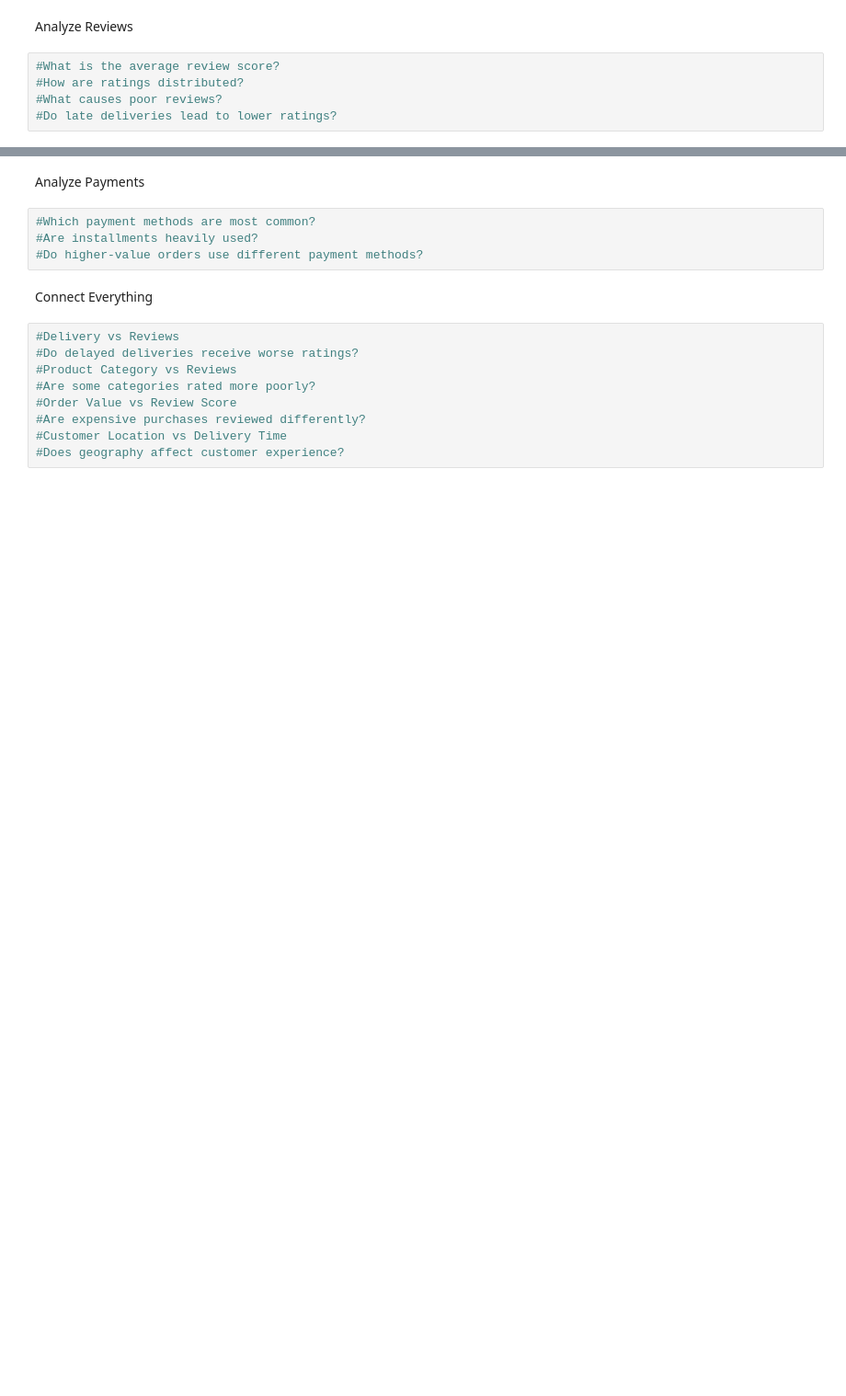
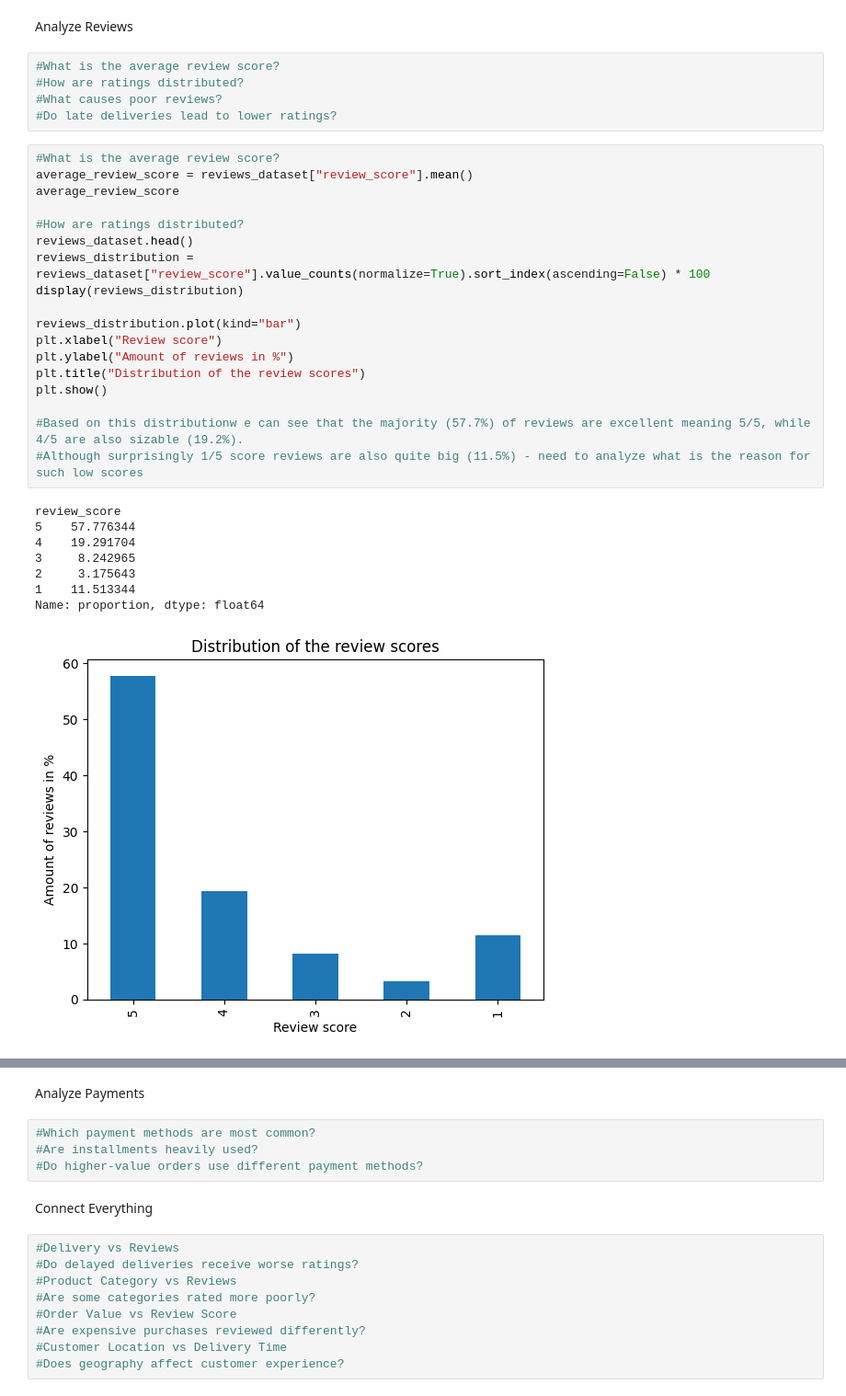
Before and after one commit to FinnMax/olist-python-eda, a Jupyter notebook: notebooks/03_EDA.ipynb, the cells around one changed output, grey strips where cells are left out. Shown at 92% size. Cells and saved outputs as stored; diff of their text form; blank space fills up the shorter version.

Commit message:
Started doing reviews analysis

```diff
--- a/notebooks/03_EDA.ipynb
+++ b/notebooks/03_EDA.ipynb
@@ -706,3 +870,30 @@ Analyze Reviews
 #How are ratings distributed?
 #What causes poor reviews?
 #Do late deliveries lead to lower ratings?
+# %%
+#What is the average review score?
+average_review_score = reviews_dataset["review_score"].mean()
+average_review_score
+
+#How are ratings distributed?
+reviews_dataset.head()
+reviews_distribution = reviews_dataset["review_score"].value_counts(normalize=True).sort_index(ascending=False) * 100
+display(reviews_distribution)
+
+reviews_distribution.plot(kind="bar")
+plt.xlabel("Review score")
+plt.ylabel("Amount of reviews in %")
+plt.title("Distribution of the review scores")
+plt.show()
+
+#Based on this distributionw e can see that the majority (57.7%) of reviews are excellent meaning 5/5, while 4/5 are also sizable (19.2%).
+#Although surprisingly 1/5 score reviews are also quite big (11.5%) - need to analyze what is the reason for such low scores
+# %% [output]
+review_score
+5    57.776344
+4    19.291704
+3     8.242965
+2     3.175643
+1    11.513344
+Name: proportion, dtype: float64
+[figure, added]
```
Also changed, not shown: parts of 10 cells of this notebook.
